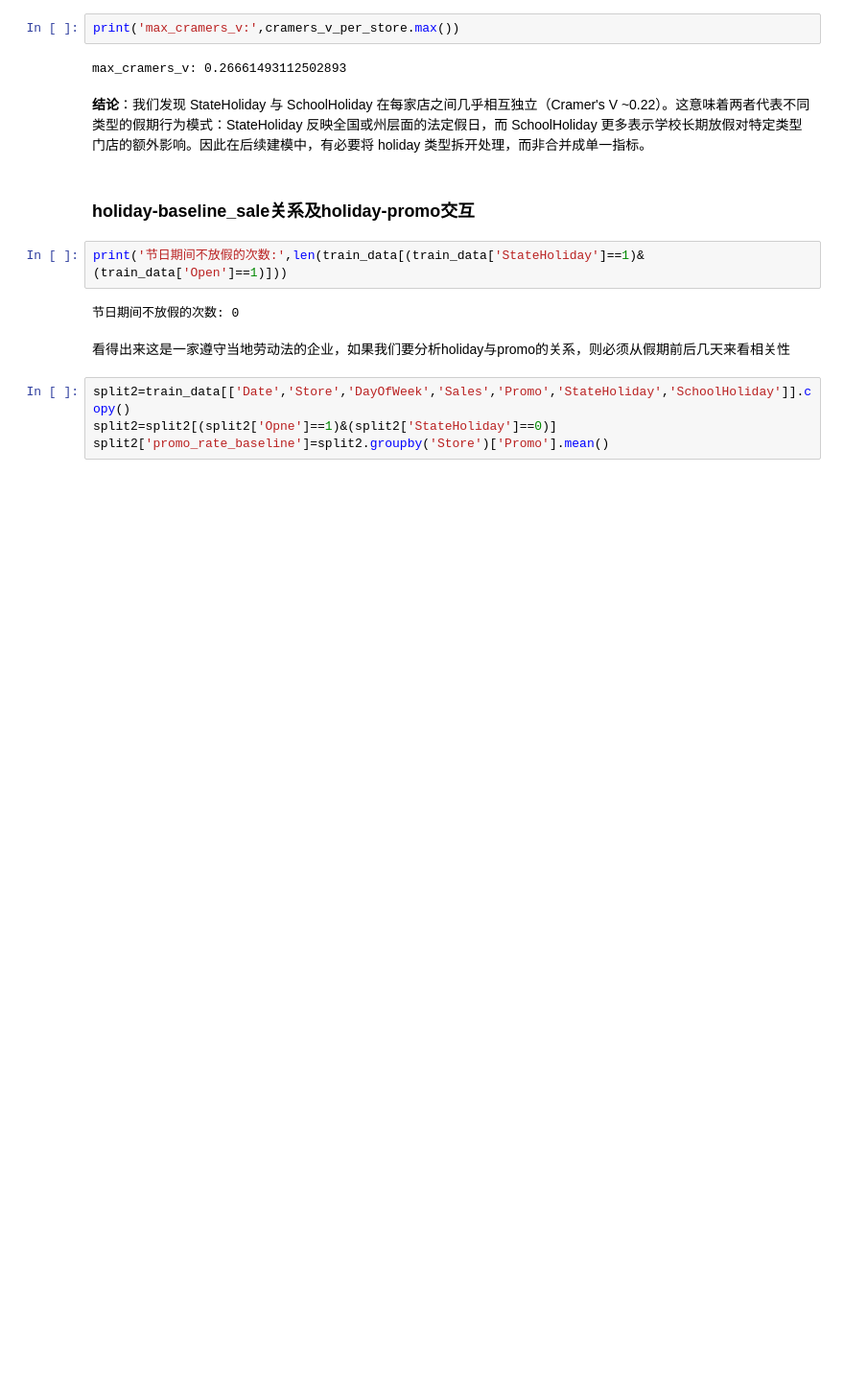
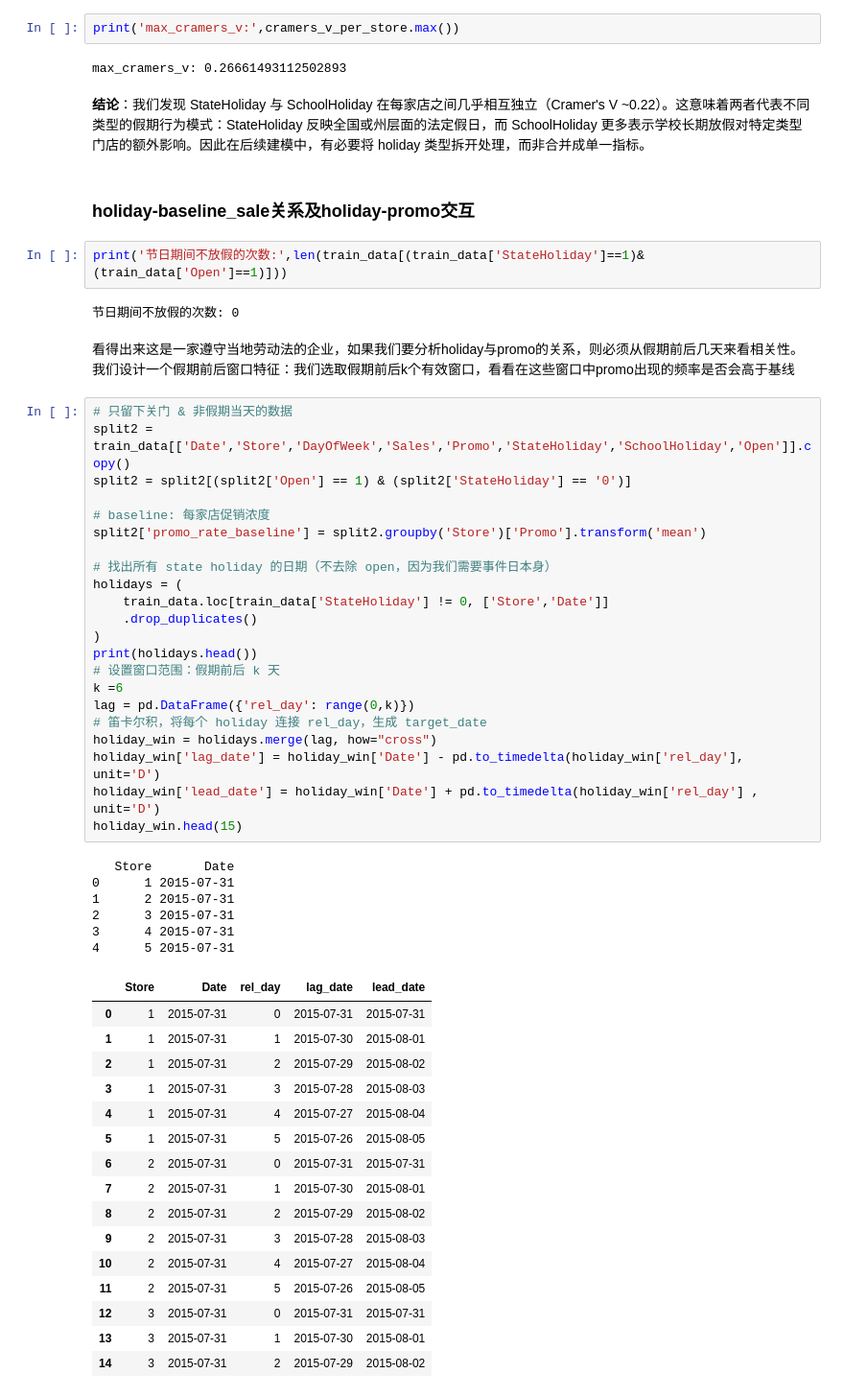
Before and after one commit to yjcyjjc/Rossmann-store-sale, a Jupyter notebook: EDA2.ipynb, the cells around one changed output. Shown at 96% size. Drawn from its saved outputs; the diff is of its cells as text; blank space fills up the shorter version.

```diff
--- a/EDA2.ipynb
+++ b/EDA2.ipynb
@@ -246,8 +246,49 @@ print('节日期间不放假的次数:',len(train_data[(train_data['StateHoliday
 # %% [output]
 节日期间不放假的次数: 0
 # %% [markdown]
-看得出来这是一家遵守当地劳动法的企业，如果我们要分析holiday与promo的关系，则必须从假期前后几天来看相关性
+看得出来这是一家遵守当地劳动法的企业，如果我们要分析holiday与promo的关系，则必须从假期前后几天来看相关性。我们设计一个假期前后窗口特征：我们选取假期前后k个有效窗口，看看在这些窗口中promo出现的频率是否会高于基线
 # %%
-split2=train_data[['Date','Store','DayOfWeek','Sales','Promo','StateHoliday','SchoolHoliday']].copy()
-split2=split2[(split2['Opne']==1)&(split2['StateHoliday']==0)]
-split2['promo_rate_baseline']=split2.groupby('Store')['Promo'].mean()
+# 只留下关门 & 非假期当天的数据
+split2 = train_data[['Date','Store','DayOfWeek','Sales','Promo','StateHoliday','SchoolHoliday','Open']].copy()
+split2 = split2[(split2['Open'] == 1) & (split2['StateHoliday'] == '0')]
+
+# baseline: 每家店促销浓度
+split2['promo_rate_baseline'] = split2.groupby('Store')['Promo'].transform('mean')
+
+# 找出所有 state holiday 的日期（不去除 open，因为我们需要事件日本身）
+holidays = (
+    train_data.loc[train_data['StateHoliday'] != 0, ['Store','Date']]
+    .drop_duplicates()
+)
+print(holidays.head())
+# 设置窗口范围：假期前后 k 天
+k =6
+lag = pd.DataFrame({'rel_day': range(0,k)})
+# 笛卡尔积，将每个 holiday 连接 rel_day，生成 target_date
+holiday_win = holidays.merge(lag, how="cross")
+holiday_win['lag_date'] = holiday_win['Date'] - pd.to_timedelta(holiday_win['rel_day'], unit='D')
+holiday_win['lead_date'] = holiday_win['Date'] + pd.to_timedelta(holiday_win['rel_day'] , unit='D')
+holiday_win.head(15)
+# %% [output]
+   Store       Date
+0      1 2015-07-31
+1      2 2015-07-31
+2      3 2015-07-31
+3      4 2015-07-31
+4      5 2015-07-31
+|  | Store | Date | rel_day | lag_date | lead_date |
+| 0 | 1 | 2015-07-31 | 0 | 2015-07-31 | 2015-07-31 |
+| 1 | 1 | 2015-07-31 | 1 | 2015-07-30 | 2015-08-01 |
+| 2 | 1 | 2015-07-31 | 2 | 2015-07-29 | 2015-08-02 |
+| 3 | 1 | 2015-07-31 | 3 | 2015-07-28 | 2015-08-03 |
+| 4 | 1 | 2015-07-31 | 4 | 2015-07-27 | 2015-08-04 |
+| 5 | 1 | 2015-07-31 | 5 | 2015-07-26 | 2015-08-05 |
+| 6 | 2 | 2015-07-31 | 0 | 2015-07-31 | 2015-07-31 |
+| 7 | 2 | 2015-07-31 | 1 | 2015-07-30 | 2015-08-01 |
+| 8 | 2 | 2015-07-31 | 2 | 2015-07-29 | 2015-08-02 |
+| 9 | 2 | 2015-07-31 | 3 | 2015-07-28 | 2015-08-03 |
+| 10 | 2 | 2015-07-31 | 4 | 2015-07-27 | 2015-08-04 |
+| 11 | 2 | 2015-07-31 | 5 | 2015-07-26 | 2015-08-05 |
+| 12 | 3 | 2015-07-31 | 0 | 2015-07-31 | 2015-07-31 |
+| 13 | 3 | 2015-07-31 | 1 | 2015-07-30 | 2015-08-01 |
+| 14 | 3 | 2015-07-31 | 2 | 2015-07-29 | 2015-08-02 |
```
Also changed, not shown: parts of 2 cells of this notebook.
